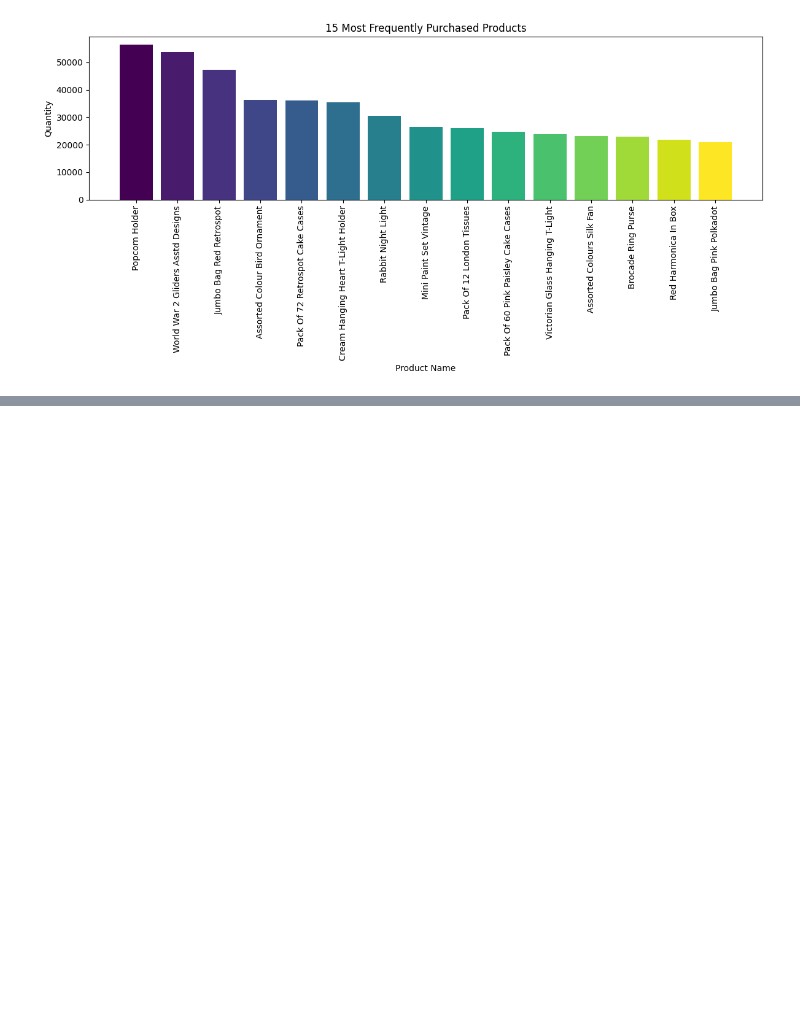
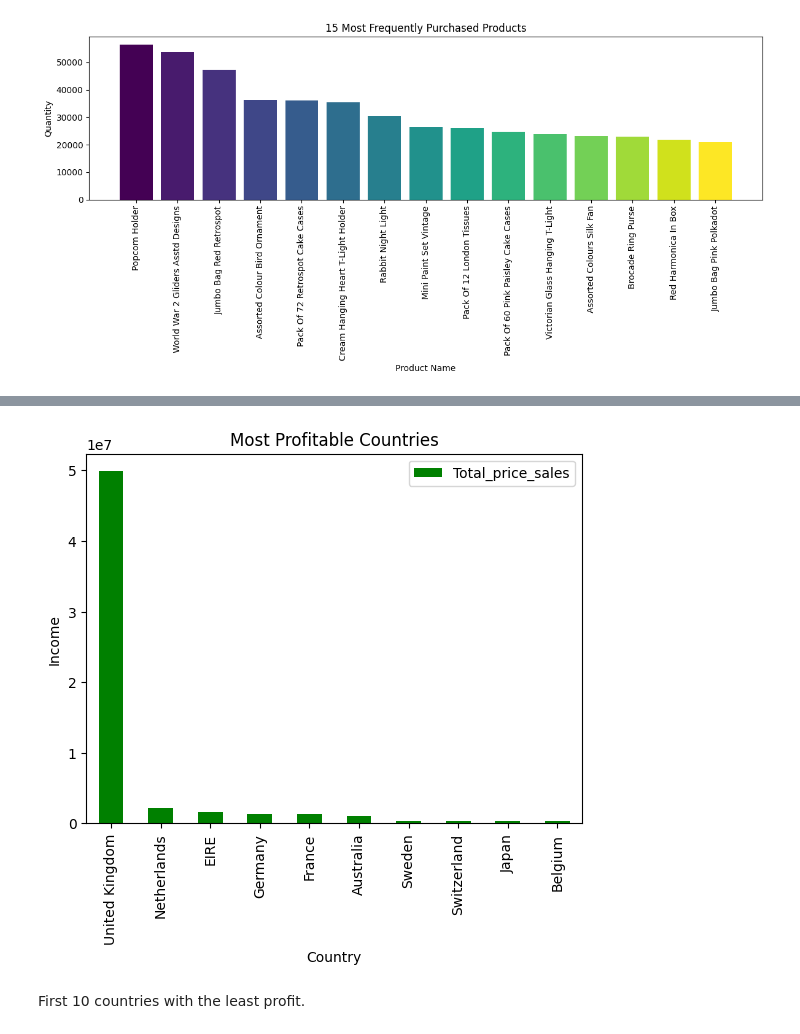
Before and after one commit to Oluyomy/Transforming_e-commerce_transactions, a Jupyter notebook: transactions.ipynb, the cells around one changed output, grey strips where cells are left out. Saved outputs shown, nothing was run; the diff lists cells and outputs as text; code cells hidden in the pictures; blank space fills up the shorter version.

```diff
--- a/transactions.ipynb
+++ b/transactions.ipynb
@@ -247,0 +275,14 @@ plt.show()
+# %%
+profitable_countries = df.groupby(by='Country', as_index = False)['Total_price_sales'].sum().sort_values('Total_price_sales', ascending = False).head(10)
+# %%
+profitable_countries.plot(kind='bar', x='Country', y='Total_price_sales', title='Most Profitable Countries', color='green')
+
+# Set the y-axis label
+plt.ylabel('Income')
+
+# Show the plot
+plt.show()
+# %% [output]
+[figure, added]
+# %% [markdown]
+First 10 countries with the least profit.
```
Also changed, not shown: parts of 9 cells of this notebook, 1 other file.
